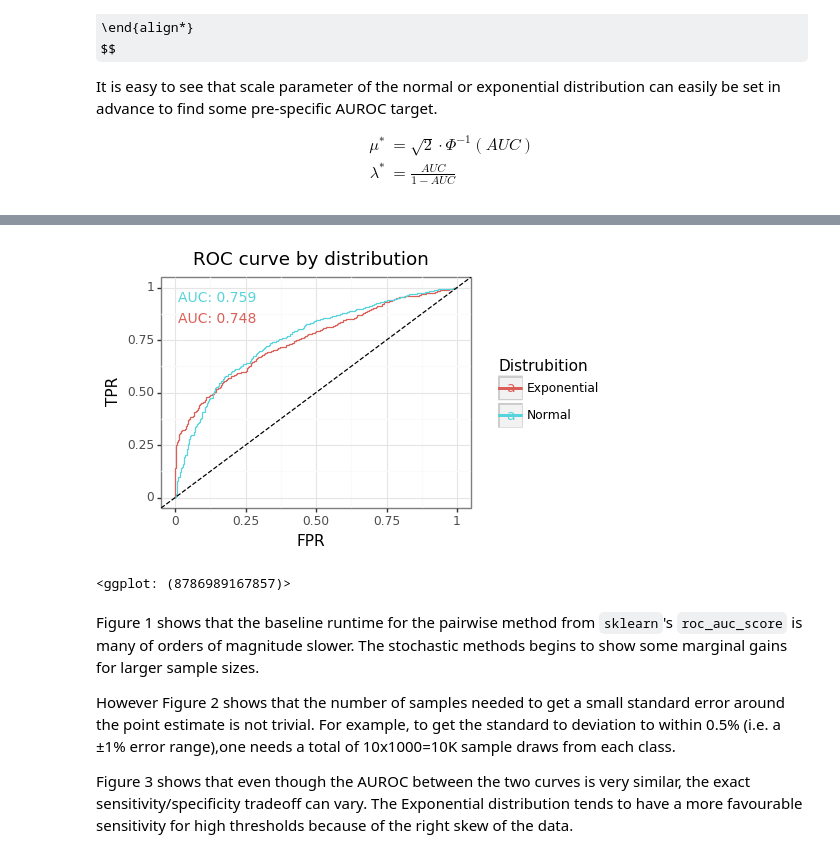
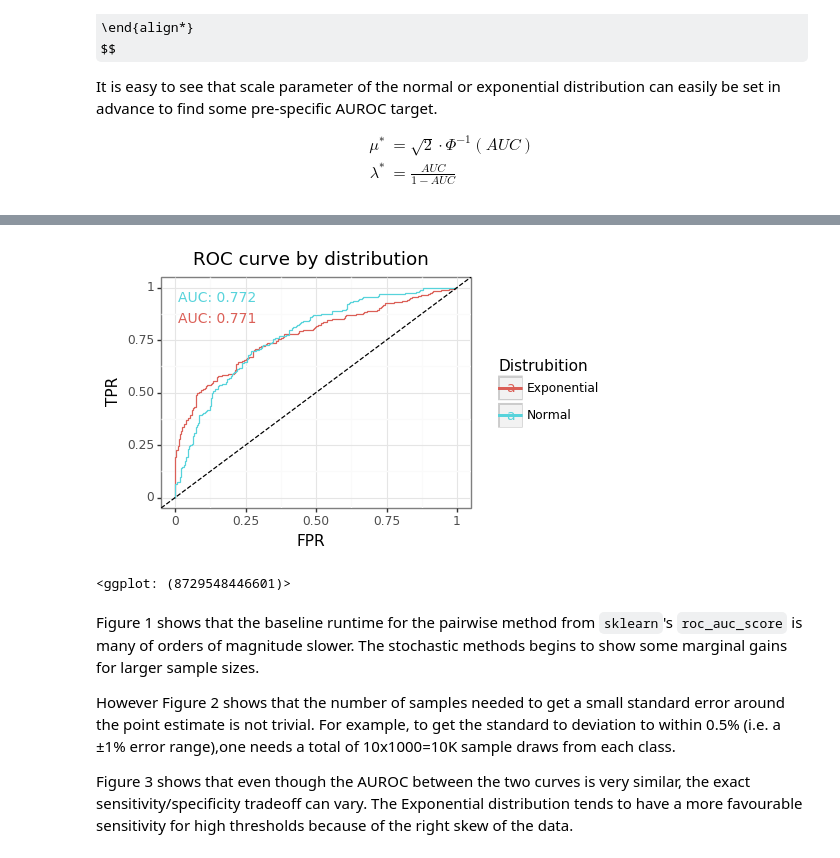
Before and after one commit to erikdrysdale/erikdrysdale.github.io, a Jupyter notebook: _rmd/extra_AUC_CI/auc_sim.ipynb, the cells around one changed output, grey strips where cells are left out. Cells and saved outputs as stored; diff of their text form; code cells hidden in the pictures; some formulas as TeX source.

```diff
--- a/_rmd/extra_AUC_CI/auc_sim.ipynb
+++ b/_rmd/extra_AUC_CI/auc_sim.ipynb
@@ -174,26 +184,31 @@ gg_se
 # %%
+target_auc = 0.75
+mu_75 = np.sqrt(2) * stats.norm.ppf(target_auc)
+lam_75 = target_auc / (1 - target_auc)
+n, p = 500, 0.5
+
 np.random.seed(2)
 y_exp, s_exp = dgp_auc(n, p, lam_75, 'exp')
 y_norm, s_norm = dgp_auc(n, p, mu_75, 'normal')
 fpr_exp, tpr_exp, _ = roc_curve(y_exp, s_exp)
 fpr_norm, tpr_norm, _ = roc_curve(y_norm, s_norm)
-df = pd.concat([pd.DataFrame({'fpr':fpr,'tpr':tpr,'tt':'Exponential'}),
+df = pd.concat([pd.DataFrame({'fpr':fpr_exp,'tpr':tpr_exp,'tt':'Exponential'}),
                 pd.DataFrame({'fpr':fpr_norm,'tpr':tpr_norm, 'tt':'Normal'})])
 tmp_txt = df.groupby('tt')[['fpr','tpr']].mean().reset_index().assign(fpr=[0.15,0.15],tpr=[0.85,0.95])
 tmp_txt = tmp_txt.assign(lbl=['AUC: %0.3f' % auc_rank(y_exp, s_exp),
                     'AUC: %0.3f' % auc_rank(y_norm, s_norm)])
 
 plotnine.options.figure_size = (4, 3)
 gg_roc = (ggplot(df,aes(x='fpr',y='tpr',color='tt')) + theme_bw() +
           geom_step() + labs(x='FPR',y='TPR') +
           scale_color_discrete(name='Distrubition') +
           ggtitle('ROC curve by distribution') +
           geom_abline(slope=1,intercept=0,linetype='--') +
           geom_text(aes(label='lbl'),size=10,data=tmp_txt))
 gg_roc
 # %% [output]
-[figure, old version]
+[figure, new version]
-<ggplot: (8786989167857)>
+<ggplot: (8729548446601)>
 # %% [markdown]
 Figure 1 shows that the baseline runtime for the pairwise method from `sklearn`'s `roc_auc_score` is many of orders of magnitude slower. The stochastic methods begins to show some marginal gains for larger sample sizes.
 
```
Also changed, not shown: parts of 16 cells of this notebook.
